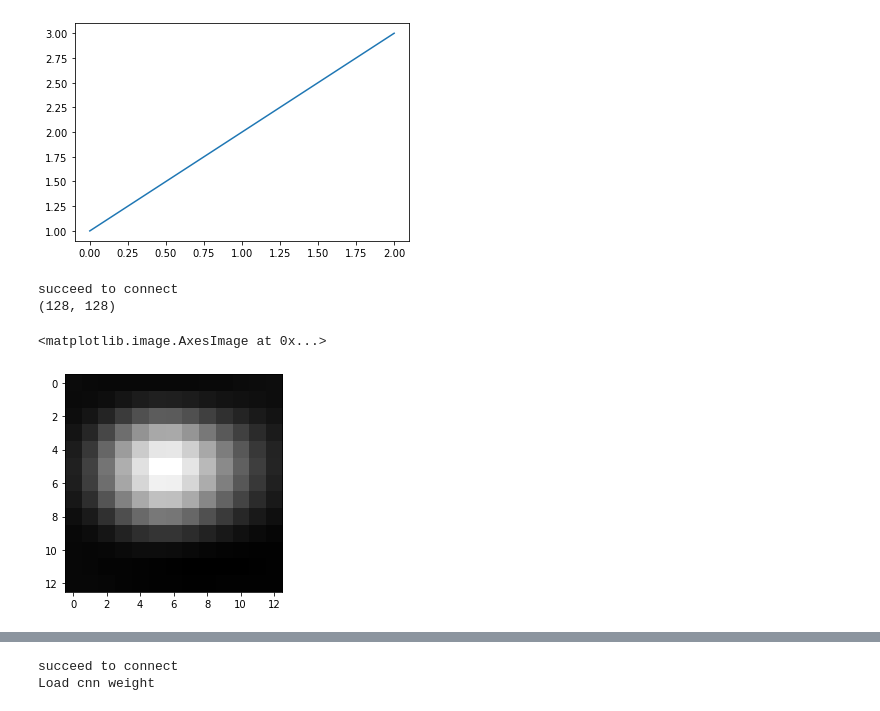
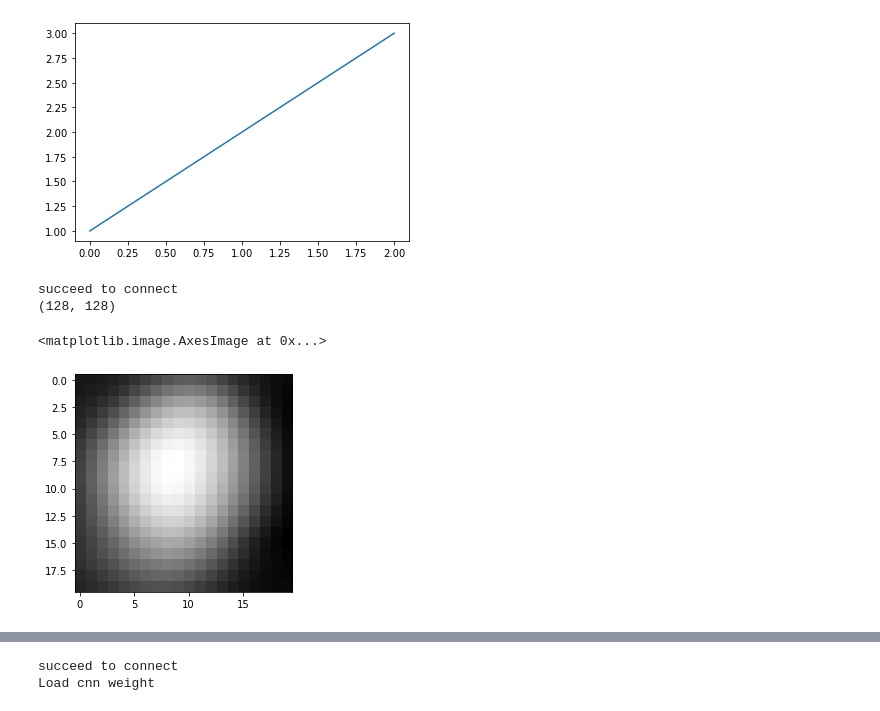
Before and after one commit to SINGROUP/Atom_manipulation_with_RL, a Jupyter notebook: single_atom_training_2nd_round.ipynb, the cells around one changed output, grey strips where cells are left out. Cells and saved outputs as stored; diff of their text form; code cells hidden in the pictures.

```diff
--- a/single_atom_training_2nd_round.ipynb
+++ b/single_atom_training_2nd_round.ipynb
@@ -29,15 +37,15 @@ cuda:0
 # %%
 createc_controller = Createc_Controller(None, None, None, None)
 img_forward = np.array(createc_controller.stm.scandata(1,4))
 print(img_forward.shape)
-top_left, w, h = (112,5), 13, 13
+top_left, w, h = (10,5), 20, 20
 template = img_forward[top_left[1]:top_left[1]+h, top_left[0]:top_left[0]+w]
 plt.imshow(template)
 # %% [output]
 succeed to connect
 (128, 128)
 <matplotlib.image.AxesImage at 0x...>
-[figure, old version]
+[figure, new version]
 # %%
 #test offset extration
 DAC_unit = 2**19
```
Also changed, not shown: parts of 17 cells of this notebook, 3 other files.
